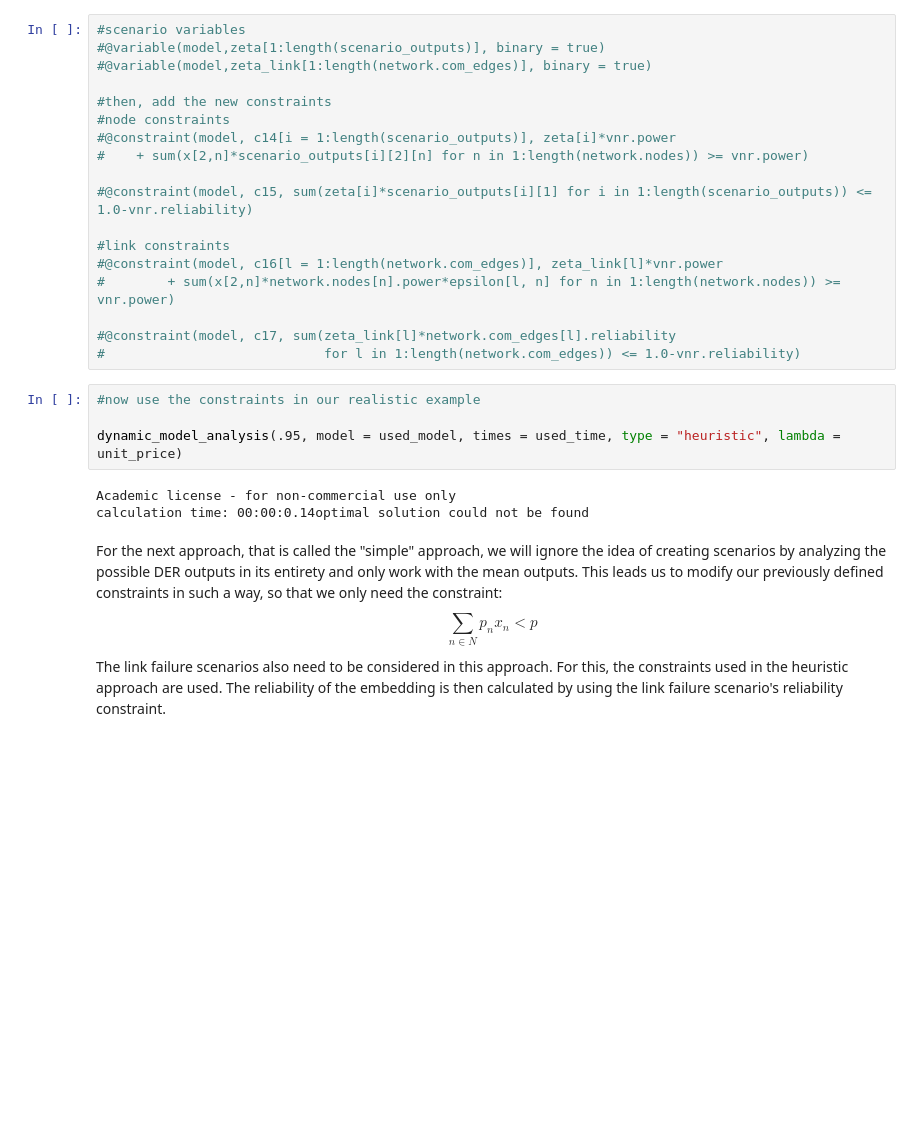
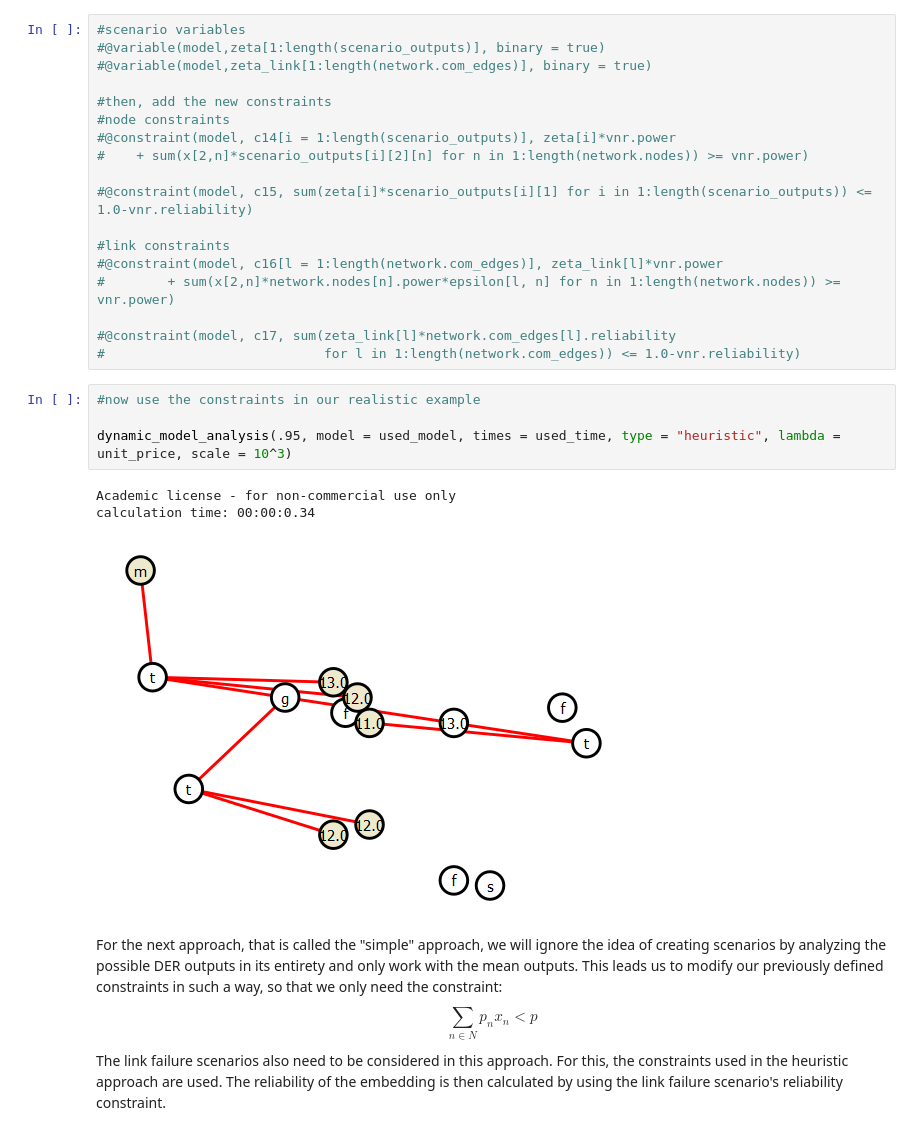
Before and after one commit to isabella-grieser/VNR-optimization-for-VPP, a Jupyter notebook: projectseminar.ipynb, the cells around one changed output. Drawn from its saved outputs; the diff is of its cells as text; blank space fills up the shorter version.

```diff
--- a/projectseminar.ipynb
+++ b/projectseminar.ipynb
@@ -428,10 +463,11 @@ $$ \sum_{l \in L}\zeta_l\pi_l \leq 1-r$$<br>
 # %%
 #now use the constraints in our realistic example
 
-dynamic_model_analysis(.95, model = used_model, times = used_time, type = "heuristic", lambda = unit_price)
+dynamic_model_analysis(.95, model = used_model, times = used_time, type = "heuristic", lambda = unit_price, scale = 10^3)
 # %% [output]
 Academic license - for non-commercial use only
-calculation time: 00:00:0.14optimal solution could not be found
+calculation time: 00:00:0.34
+[figure, added]
 # %% [markdown]
 For the next approach, that is called the "simple" approach, we will ignore the idea of creating scenarios by analyzing the possible DER outputs in its entirety and only work with the mean outputs. This leads us to modify our previously defined constraints in such a way, so that we only need the constraint:
 $$\sum_{n \in N}p_{n}x_n< p$$
```
Also changed, not shown: parts of 18 cells of this notebook, 11 other files.
